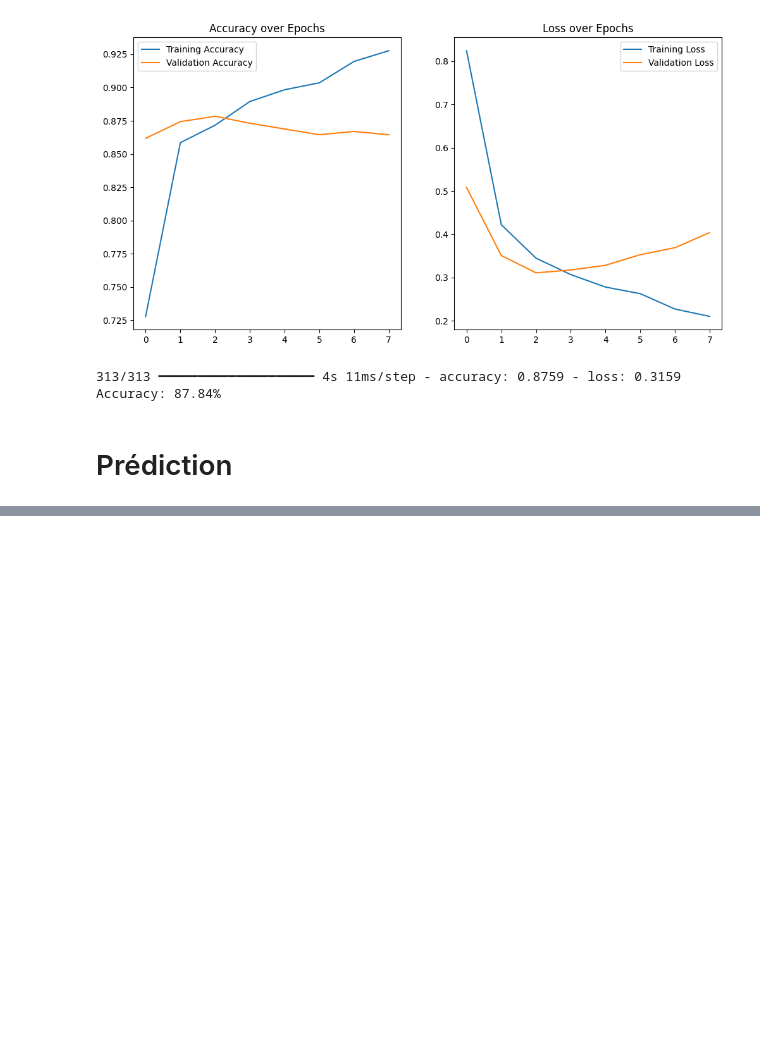
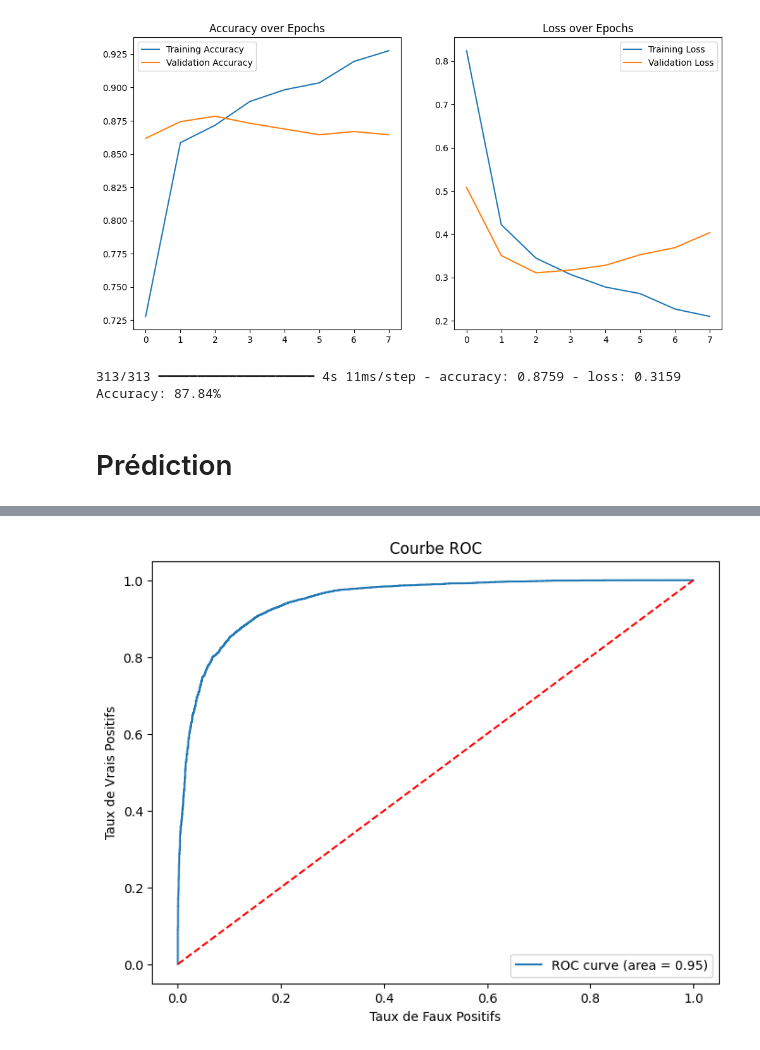
Before and after one commit to Minh-Do02/IMDB-Movies-Review, a Jupyter notebook: IMDB_review.ipynb, the cells around one changed output, grey strips where cells are left out. Cells and saved outputs as stored; diff of their text form; code cells hidden in the pictures; blank space fills up the shorter version.

```diff
--- a/IMDB_review.ipynb
+++ b/IMDB_review.ipynb
@@ -378,0 +400,18 @@ plt.show()
+# %%
+from sklearn.metrics import roc_curve, auc
+
+# Calculer la courbe ROC
+fpr, tpr, thresholds = roc_curve(y_val, val_predictions)
+roc_auc = auc(fpr, tpr)
+
+# Tracer la courbe ROC
+plt.figure(figsize=(8, 6))
+plt.plot(fpr, tpr, label=f'ROC curve (area = {roc_auc:.2f})')
+plt.plot([0, 1], [0, 1], 'r--')  # Diagonale pour le hasard
+plt.xlabel('Taux de Faux Positifs')
+plt.ylabel('Taux de Vrais Positifs')
+plt.title('Courbe ROC')
+plt.legend(loc="lower right")
+plt.show()
+# %% [output]
+[figure, added]
```
Also changed, not shown: parts of 3 cells of this notebook.
